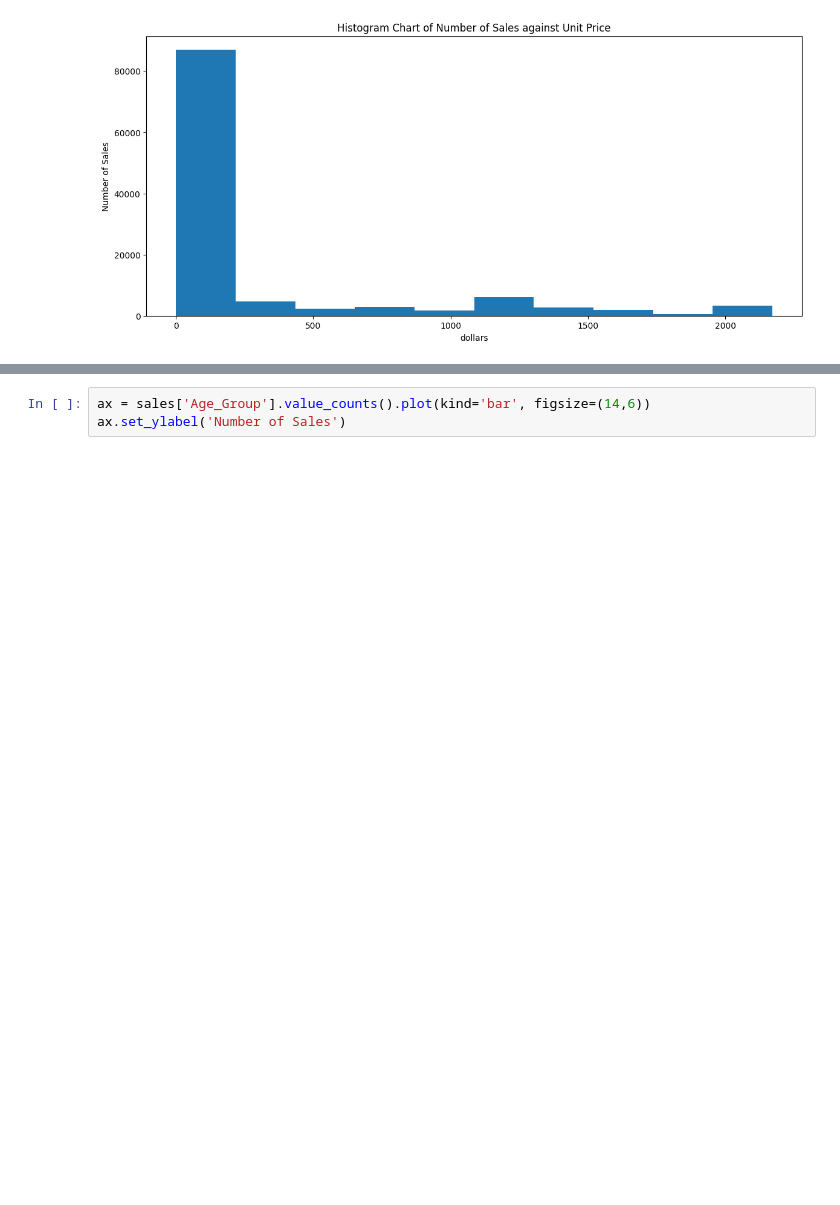
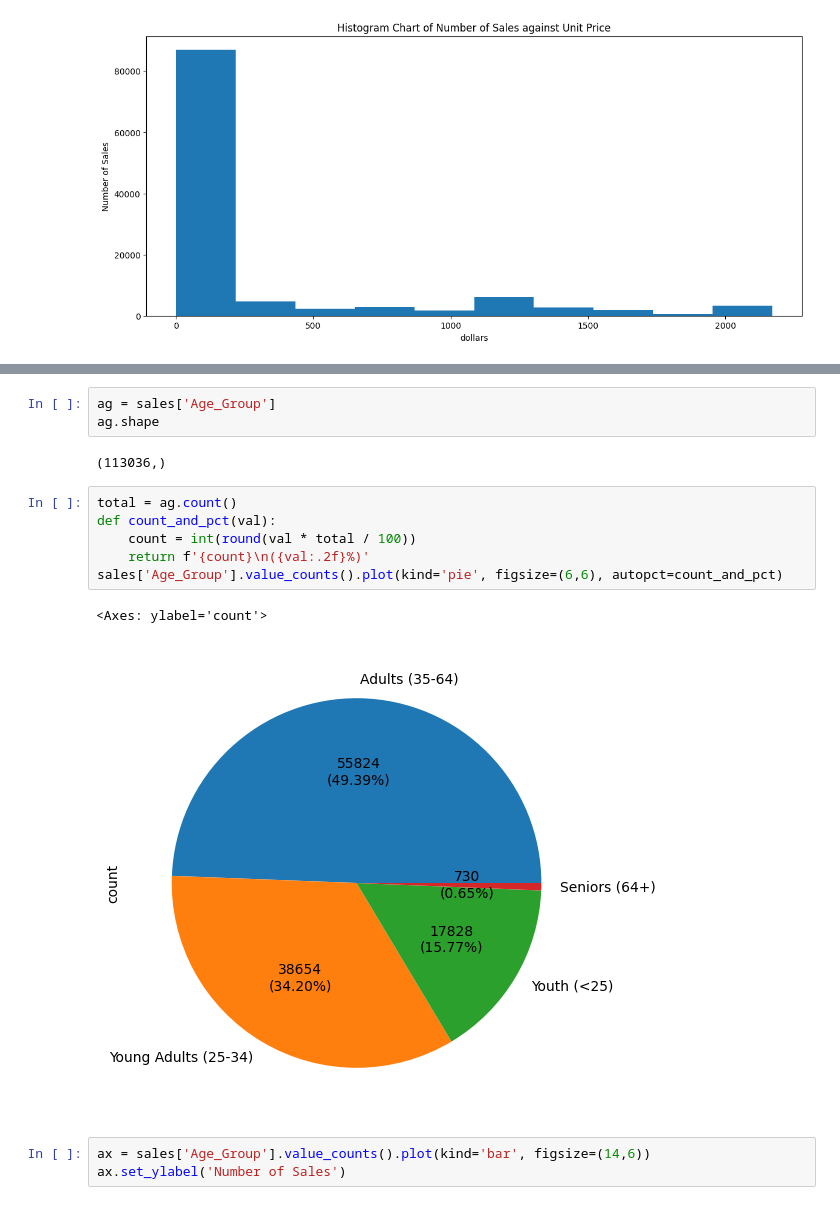
Before and after one commit to anurag-gv/FreeCodeCamp-Pandas-Real-Life-Example, a Jupyter notebook: Lecture_1.ipynb, the cells around one changed output, grey strips where cells are left out. Drawn from its saved outputs; the diff is of its cells as text; blank space fills up the shorter version.

```diff
--- a/Lecture_1.ipynb
+++ b/Lecture_1.ipynb
@@ -232,3 +238,17 @@ sales['Age_Group'].value_counts().plot(kind='pie', figsize=(6,6))
+# %%
+ag = sales['Age_Group']
+ag.shape
+# %% [output]
+(113036,)
+# %%
+total = ag.count()
+def count_and_pct(val):
+    count = int(round(val * total / 100))
+    return f'{count}\n({val:.2f}%)'
+sales['Age_Group'].value_counts().plot(kind='pie', figsize=(6,6), autopct=count_and_pct)
+# %% [output]
+<Axes: ylabel='count'>
+[figure, added]
 # %%
 ax = sales['Age_Group'].value_counts().plot(kind='bar', figsize=(14,6))
 ax.set_ylabel('Number of Sales')
```
Also changed, not shown: parts of 5 cells of this notebook.
